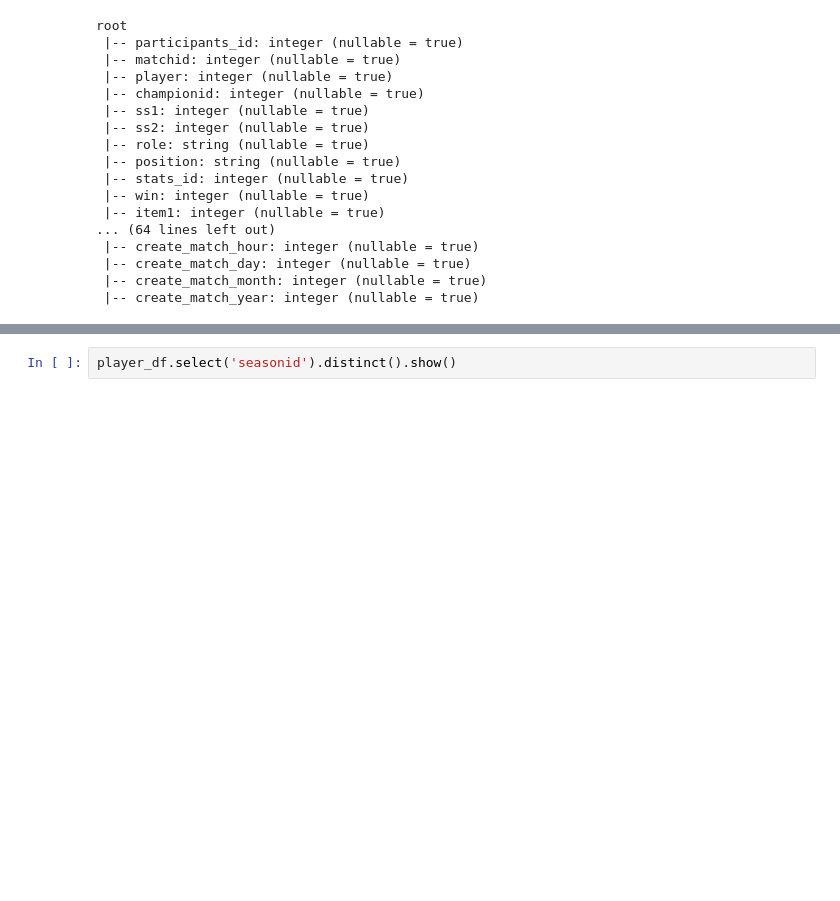
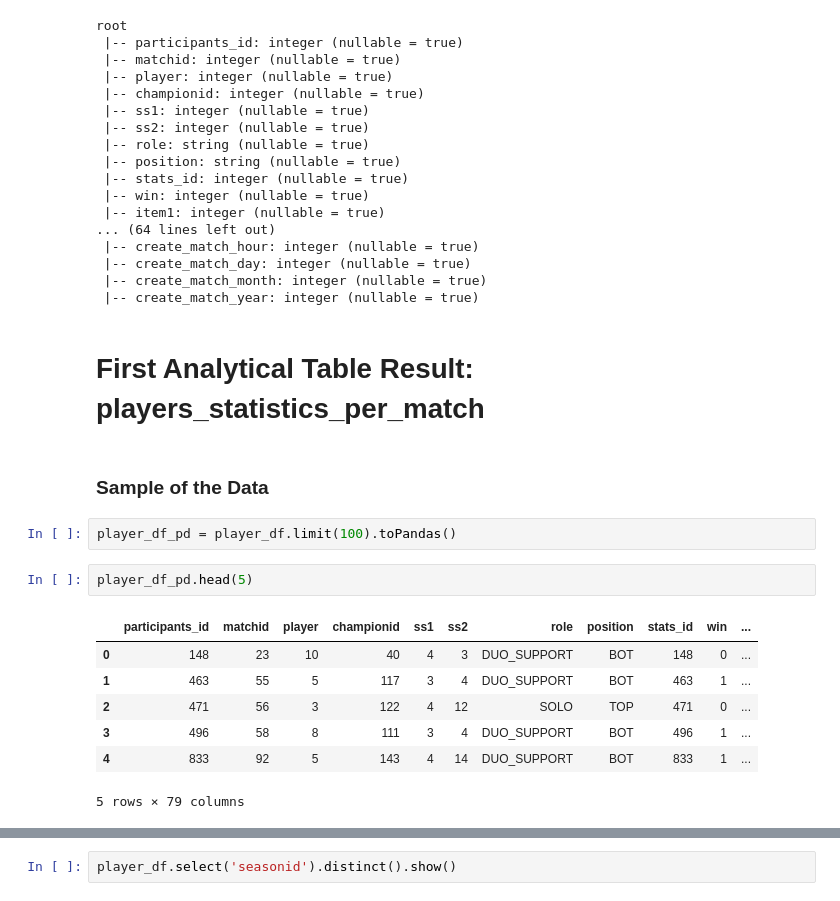
Before and after one commit to murillohl/udacity_data_engineer_nanodegree, a Jupyter notebook: Project 05 - Capstone Project/explore_data.ipynb, the cells around one changed output, grey strips where cells are left out. Cells and saved outputs as stored; diff of their text form; blank space fills up the shorter version.

Commit message:
review sample results

```diff
--- a/Project 05 - Capstone Project/explore_data.ipynb
+++ b/Project 05 - Capstone Project/explore_data.ipynb
@@ -223,3 +205,19 @@ root
  |-- create_match_day: integer (nullable = true)
  |-- create_match_month: integer (nullable = true)
  |-- create_match_year: integer (nullable = true)
+# %% [markdown]
+# First Analytical Table Result: players_statistics_per_match
+# %% [markdown]
+### Sample of the Data
+# %%
+player_df_pd = player_df.limit(100).toPandas()
+# %%
+player_df_pd.head(5)
+# %% [output]
+|  | participants_id | matchid | player | championid | ss1 | ss2 | role | position | stats_id | win | ... |
+| 0 | 148 | 23 | 10 | 40 | 4 | 3 | DUO_SUPPORT | BOT | 148 | 0 | ... |
+| 1 | 463 | 55 | 5 | 117 | 3 | 4 | DUO_SUPPORT | BOT | 463 | 1 | ... |
+| 2 | 471 | 56 | 3 | 122 | 4 | 12 | SOLO | TOP | 471 | 0 | ... |
+| 3 | 496 | 58 | 8 | 111 | 3 | 4 | DUO_SUPPORT | BOT | 496 | 1 | ... |
+| 4 | 833 | 92 | 5 | 143 | 4 | 14 | DUO_SUPPORT | BOT | 833 | 1 | ... |
+5 rows × 79 columns
```
Also changed, not shown: parts of 12 cells of this notebook.
